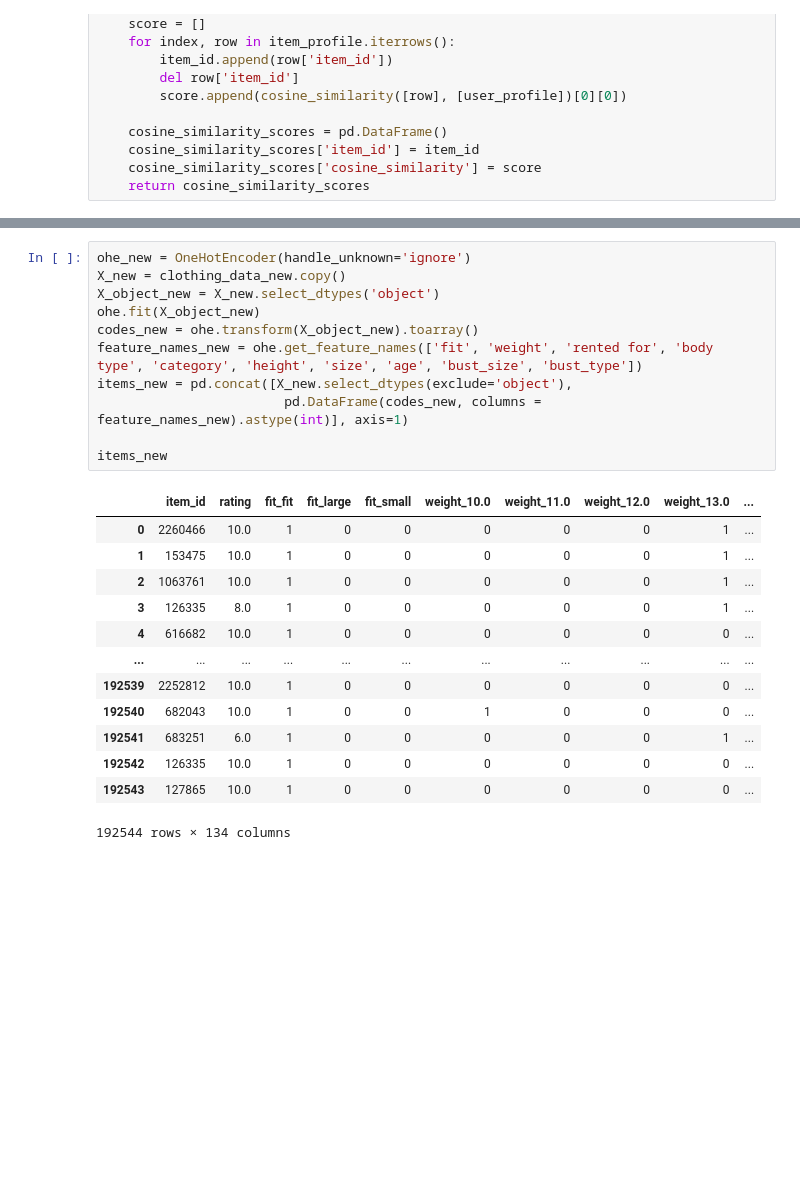
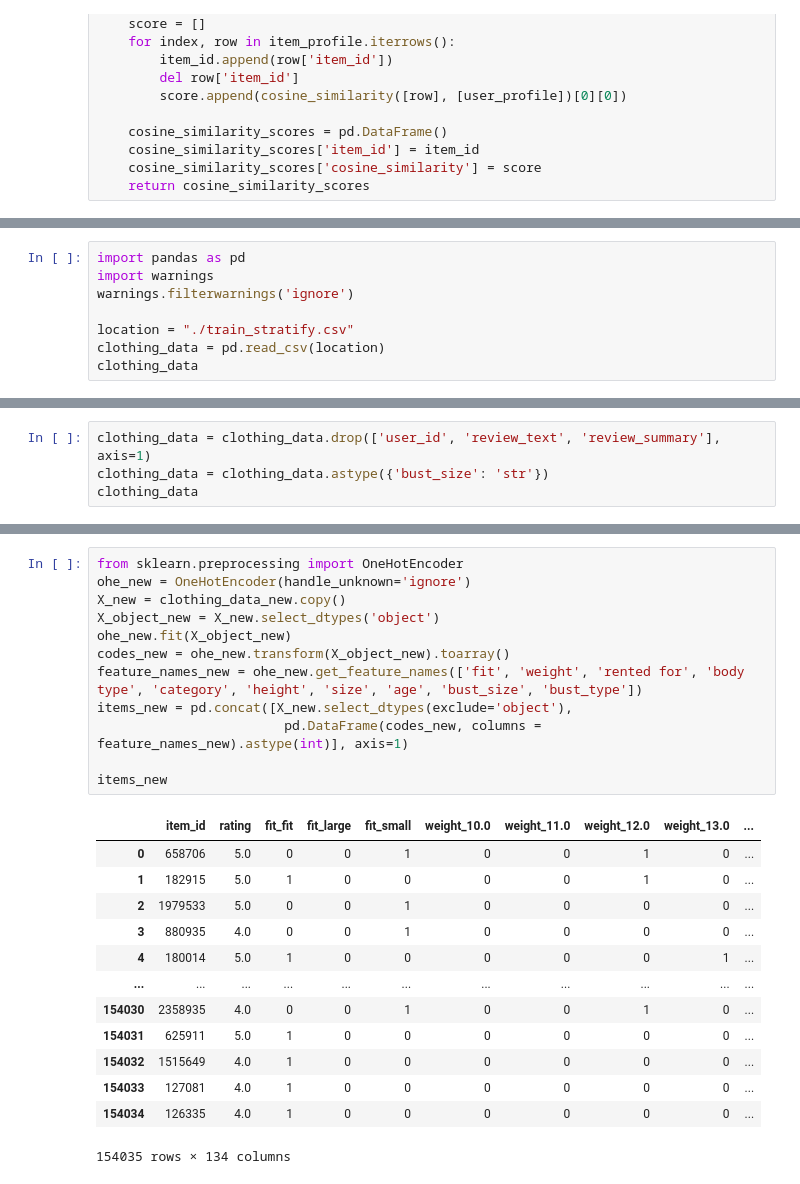
Before and after one commit to jayasurya17/cmpe-256-term-project, a Jupyter notebook: Clothing_recommendation_Jaccard_and_Cosine_similarity.ipynb, the cells around one changed output, grey strips where cells are left out. Cells and saved outputs as stored; diff of their text form; blank space fills up the shorter version.

Commit message:
Adding test and train files

```diff
--- a/Clothing_recommendation_Jaccard_and_Cosine_similarity.ipynb
+++ b/Clothing_recommendation_Jaccard_and_Cosine_similarity.ipynb
@@ -220,0 +238,8 @@ all_scores
+# %%
+import pandas as pd
+import warnings
+warnings.filterwarnings('ignore')
+
+location = "./train_stratify.csv"
+clothing_data = pd.read_csv(location)
+clothing_data
@@ -220,0 +260,4 @@ all_scores
+# %%
+clothing_data = clothing_data.drop(['user_id', 'review_text', 'review_summary'], axis=1)
+clothing_data = clothing_data.astype({'bust_size': 'str'})
+clothing_data
@@ -241,26 +298,27 @@ clothing_data_new
 # %%
+from sklearn.preprocessing import OneHotEncoder
 ohe_new = OneHotEncoder(handle_unknown='ignore')
 X_new = clothing_data_new.copy()
 X_object_new = X_new.select_dtypes('object')
-ohe.fit(X_object_new)
-codes_new = ohe.transform(X_object_new).toarray()
-feature_names_new = ohe.get_feature_names(['fit', 'weight', 'rented for', 'body type', 'category', 'height', 'size', 'age', 'bust_size', 'bust_type'])
+ohe_new.fit(X_object_new)
+codes_new = ohe_new.transform(X_object_new).toarray()
+feature_names_new = ohe_new.get_feature_names(['fit', 'weight', 'rented for', 'body type', 'category', 'height', 'size', 'age', 'bust_size', 'bust_type'])
 items_new = pd.concat([X_new.select_dtypes(exclude='object'),
                         pd.DataFrame(codes_new, columns = feature_names_new).astype(int)], axis=1)
 
 items_new
 # %% [output]
 |  | item_id | rating | fit_fit | fit_large | fit_small | weight_10.0 | weight_11.0 | weight_12.0 | weight_13.0 | ... |
-| 0 | 2260466 | 10.0 | 1 | 0 | 0 | 0 | 0 | 0 | 1 | ... |
-| 1 | 153475 | 10.0 | 1 | 0 | 0 | 0 | 0 | 0 | 1 | ... |
-| 2 | 1063761 | 10.0 | 1 | 0 | 0 | 0 | 0 | 0 | 1 | ... |
-| 3 | 126335 | 8.0 | 1 | 0 | 0 | 0 | 0 | 0 | 1 | ... |
-| 4 | 616682 | 10.0 | 1 | 0 | 0 | 0 | 0 | 0 | 0 | ... |
+| 0 | 658706 | 5.0 | 0 | 0 | 1 | 0 | 0 | 1 | 0 | ... |
+| 1 | 182915 | 5.0 | 1 | 0 | 0 | 0 | 0 | 1 | 0 | ... |
+| 2 | 1979533 | 5.0 | 0 | 0 | 1 | 0 | 0 | 0 | 0 | ... |
+| 3 | 880935 | 4.0 | 0 | 0 | 1 | 0 | 0 | 0 | 0 | ... |
+| 4 | 180014 | 5.0 | 1 | 0 | 0 | 0 | 0 | 0 | 1 | ... |
 | ... | ... | ... | ... | ... | ... | ... | ... | ... | ... | ... |
-| 192539 | 2252812 | 10.0 | 1 | 0 | 0 | 0 | 0 | 0 | 0 | ... |
-| 192540 | 682043 | 10.0 | 1 | 0 | 0 | 1 | 0 | 0 | 0 | ... |
-| 192541 | 683251 | 6.0 | 1 | 0 | 0 | 0 | 0 | 0 | 1 | ... |
-| 192542 | 126335 | 10.0 | 1 | 0 | 0 | 0 | 0 | 0 | 0 | ... |
-| 192543 | 127865 | 10.0 | 1 | 0 | 0 | 0 | 0 | 0 | 0 | ... |
+| 154030 | 2358935 | 4.0 | 0 | 0 | 1 | 0 | 0 | 1 | 0 | ... |
+| 154031 | 625911 | 5.0 | 1 | 0 | 0 | 0 | 0 | 0 | 0 | ... |
+| 154032 | 1515649 | 4.0 | 1 | 0 | 0 | 0 | 0 | 0 | 0 | ... |
+| 154033 | 127081 | 4.0 | 1 | 0 | 0 | 0 | 0 | 0 | 0 | ... |
+| 154034 | 126335 | 4.0 | 1 | 0 | 0 | 0 | 0 | 0 | 0 | ... |
-192544 rows × 134 columns
+154035 rows × 134 columns
 # %%
```
Also changed, not shown: parts of 14 cells of this notebook, 6 other files.
